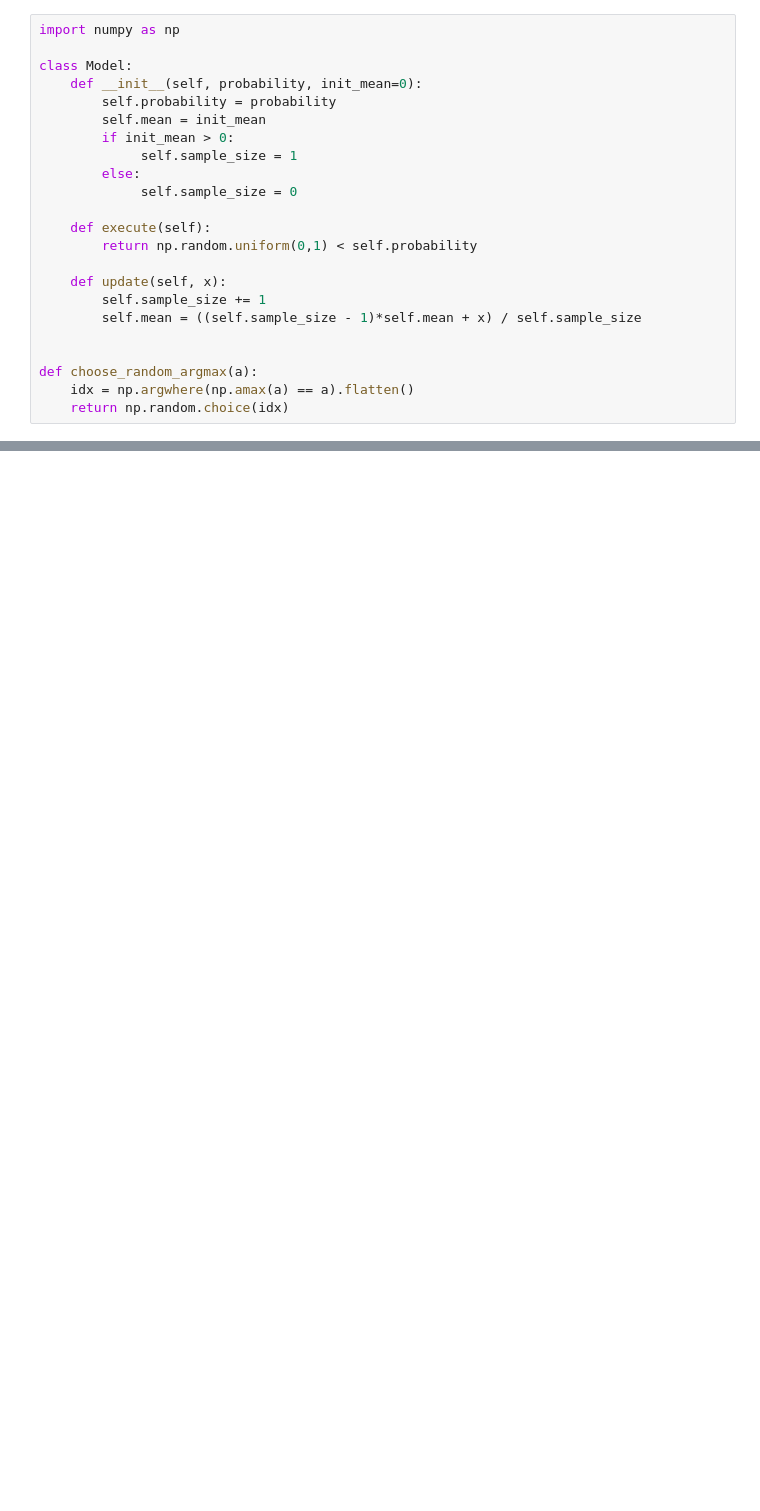
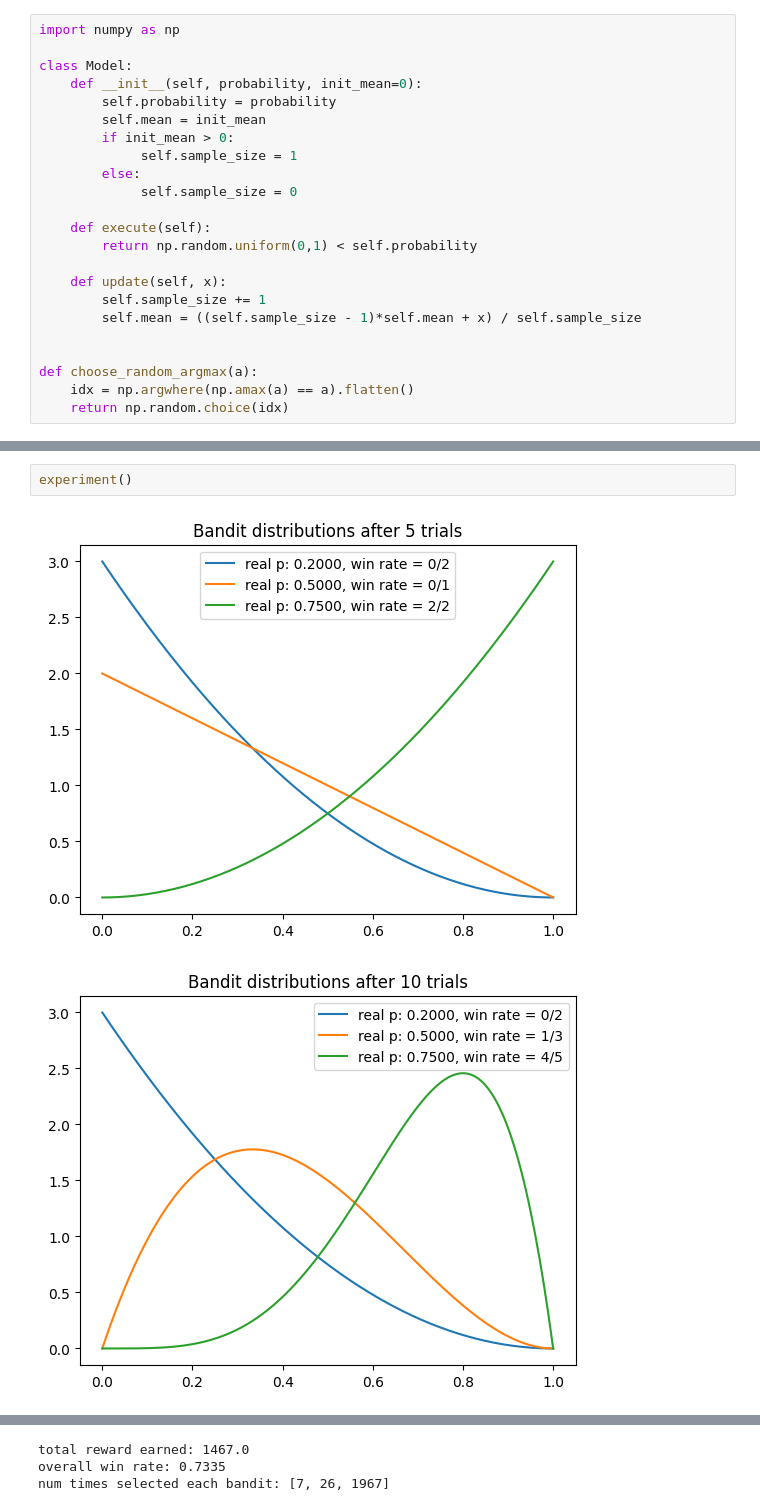
Before and after one commit to dmkovalev/hamc, a Jupyter notebook: lectures/L03_bayes.ipynb, the cells around one changed output, grey strips where cells are left out. Saved outputs shown, nothing was run; the diff lists cells and outputs as text; blank space fills up the shorter version.

```diff
--- a/lectures/L03_bayes.ipynb
+++ b/lectures/L03_bayes.ipynb
@@ -225,0 +312,5 @@ Markov inequality
+# %%
+experiment()
+# %% [output]
+[figure, added]
+[figure, added]
@@ -225,0 +325,3 @@ Markov inequality
+total reward earned: 1467.0
+overall win rate: 0.7335
+num times selected each bandit: [7, 26, 1967]
```
Also changed, not shown: parts of 8 cells of this notebook.
